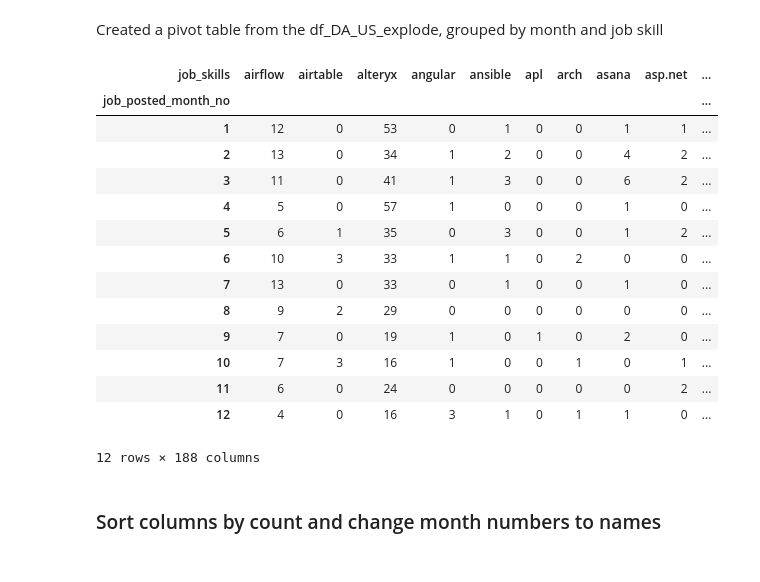
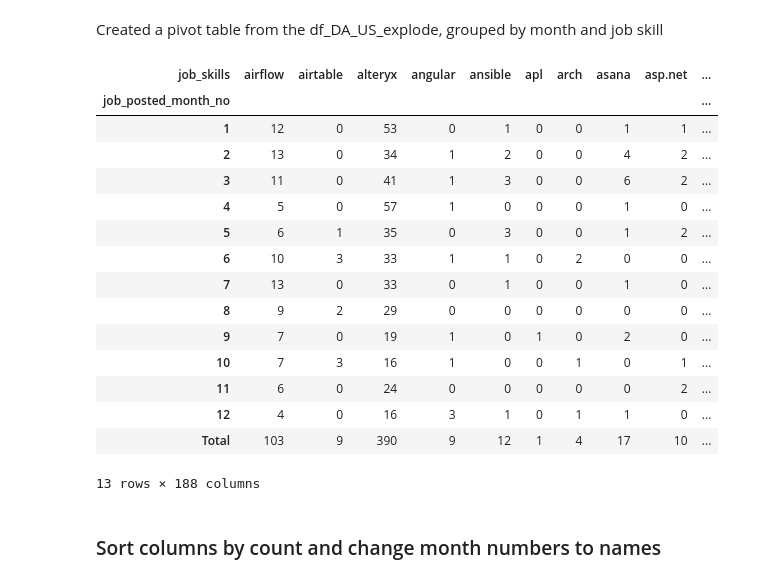
Before and after one commit to Bean-Dip53/Python_Data_Project, a Jupyter notebook: 3_Project/3_Skills_Trend.ipynb, the cells around one changed output. Cells and saved outputs as stored; diff of their text form; code cells hidden in the pictures.

```diff
--- a/3_Project/3_Skills_Trend.ipynb
+++ b/3_Project/3_Skills_Trend.ipynb
@@ -41,23 +41,26 @@ Created a pivot table from the df_DA_US_explode, grouped by month and job skill
 # %%
 df_DA_US_pivot = df_DA_US_explode.pivot_table(index='job_posted_month_no', columns='job_skills',  aggfunc='size', fill_value=0)
 
+df_DA_US_pivot.loc['Total'] = df_DA_US_pivot.sum()
+
 df_DA_US_pivot
 # %% [output]
 | job_skills | airflow | airtable | alteryx | angular | ansible | apl | arch | asana | asp.net | ... |
 | job_posted_month_no |  |  |  |  |  |  |  |  |  | ... |
 | 1 | 12 | 0 | 53 | 0 | 1 | 0 | 0 | 1 | 1 | ... |
 | 2 | 13 | 0 | 34 | 1 | 2 | 0 | 0 | 4 | 2 | ... |
 | 3 | 11 | 0 | 41 | 1 | 3 | 0 | 0 | 6 | 2 | ... |
 | 4 | 5 | 0 | 57 | 1 | 0 | 0 | 0 | 1 | 0 | ... |
 | 5 | 6 | 1 | 35 | 0 | 3 | 0 | 0 | 1 | 2 | ... |
 | 6 | 10 | 3 | 33 | 1 | 1 | 0 | 2 | 0 | 0 | ... |
 | 7 | 13 | 0 | 33 | 0 | 1 | 0 | 0 | 1 | 0 | ... |
 | 8 | 9 | 2 | 29 | 0 | 0 | 0 | 0 | 0 | 0 | ... |
 | 9 | 7 | 0 | 19 | 1 | 0 | 1 | 0 | 2 | 0 | ... |
 | 10 | 7 | 3 | 16 | 1 | 0 | 0 | 1 | 0 | 1 | ... |
 | 11 | 6 | 0 | 24 | 0 | 0 | 0 | 0 | 0 | 2 | ... |
 | 12 | 4 | 0 | 16 | 3 | 1 | 0 | 1 | 1 | 0 | ... |
+| Total | 103 | 9 | 390 | 9 | 12 | 1 | 4 | 17 | 10 | ... |
-12 rows × 188 columns
+13 rows × 188 columns
 # %% [markdown]
 ### Sort columns by count and change month numbers to names
 # %%
```
Also changed, not shown: parts of 1 cell of this notebook.
